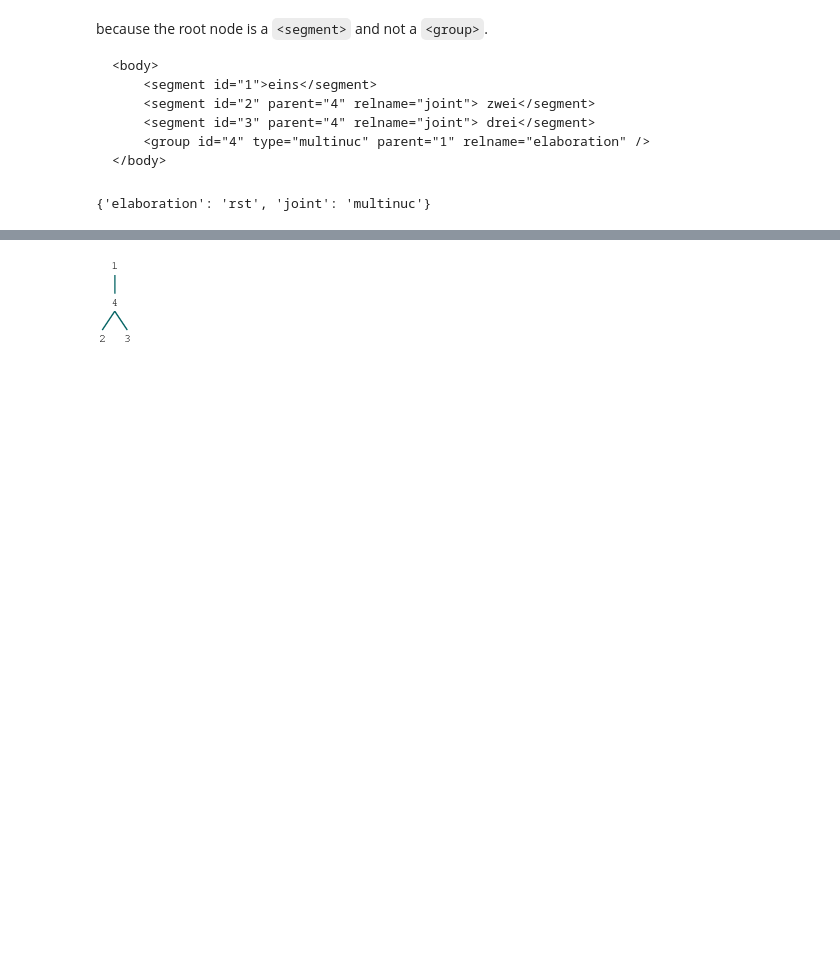
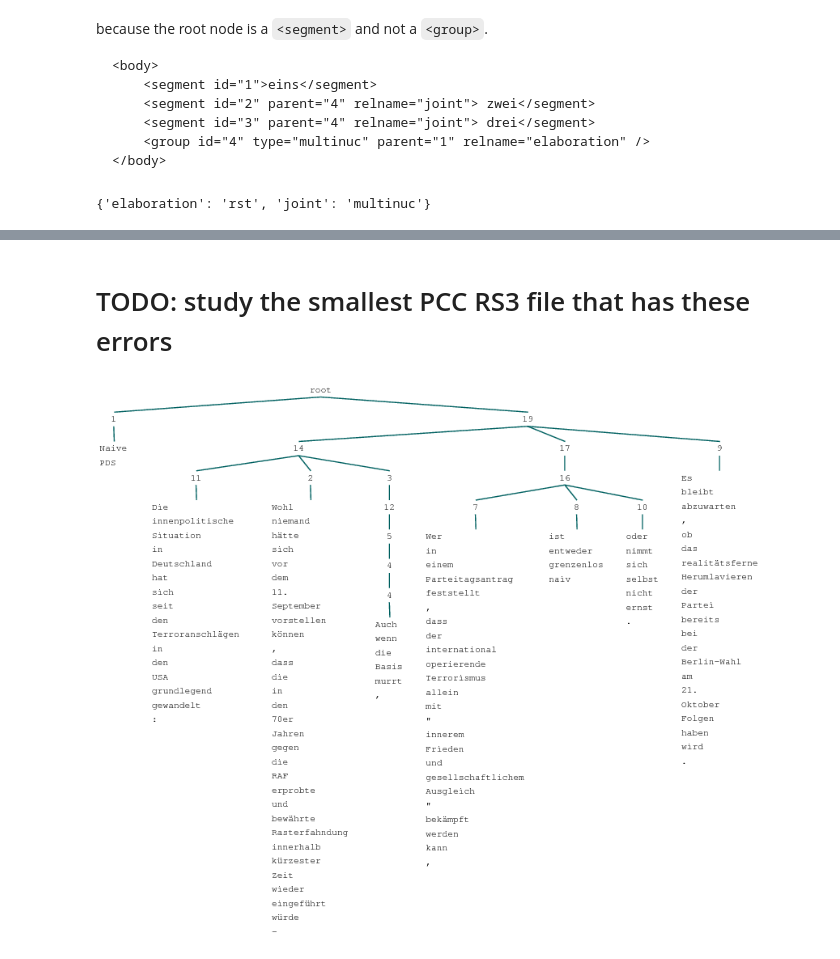
Before and after one commit to arne-cl/alt-mulig, a Jupyter notebook: discoursegraphs/rst2tree/convert-rs3-files-into-sane-nltk-trees.ipynb, the cells around one changed output, grey strips where cells are left out. Drawn from its saved outputs; the diff is of its cells as text; code cells hidden in the pictures; blank space fills up the shorter version.

Commit message:
more rs3 tree madness

```diff
--- a/discoursegraphs/rst2tree/convert-rs3-files-into-sane-nltk-trees.ipynb
+++ b/discoursegraphs/rst2tree/convert-rs3-files-into-sane-nltk-trees.ipynb
@@ -325,8 +328,0 @@ for elem in rs3etree1.iter('segment'):
-# %%
-for elem in rs3etree1.iter('group'):
-    group_id = elem.attrib['id']
-    parent_id = elem.attrib.get('parent')
-    elements[group_id]['parent'] = parent_id
-    elements[group_id]['relname'] = elem.attrib.get('relname')
-    elements[segment_id]['element_type'] = 'group'
-    children[parent_id].append(group_id)
@@ -357,23 +329,18 @@ defaultdict(<function __main__.<lambda>>,
 # %%
-def children_dict2tree(child_dict, start_node=None):
+def children_dict2tree(child_dict, elements_dict, start_node=None):
     children = child_dict[start_node]
 
     if len(children) == 0:
-        return t(start_node)
+        edu_text = elements_dict[start_node]['text']
+        formatted_edu_text = '\n'.join(edu_text.split())
+        return t(start_node, formatted_edu_text)
     if len(children) == 1:
         child = children[0]
-        try:
-            return t(child, children_dict2tree(child_dict, start_node=child))
-        except:
-            print("children: ", children)
-            raise Exception("Can't handle len(children) == 1")
+        return t(child, children_dict2tree(child_dict, elements_dict, start_node=child))
     else:
-        child_trees = [children_dict2tree(child_dict, start_node=child) for child in children]
+        child_trees = [children_dict2tree(child_dict, elements_dict, start_node=child)
+                       for child in children]
         if start_node is None:
             return t("root", child_trees)
         else:
             return child_trees
-# %%
-children_dict2tree(children)
-# %% [output]
-[figure, removed]
@@ -379,0 +349,10 @@ children_dict2tree(children)
+# %% [markdown]
+# TODO: study the smallest PCC RS3 file that has these errors
+# %%
+smallest_pcc_rs3_file = sorted((os.path.getsize(rs3_file), rs3_file)
+                               for rs3_file in dg.corpora.pcc.get_files_by_layer('rst'))[0][1]
+# %%
+child_dict, elements_dict = rs3_to_dicts(smallest_pcc_rs3_file)
+children_dict2tree(child_dict, elements_dict)
+# %% [output]
+[figure, added]
```
Also changed, not shown: parts of 43 cells of this notebook, 1 other file.
